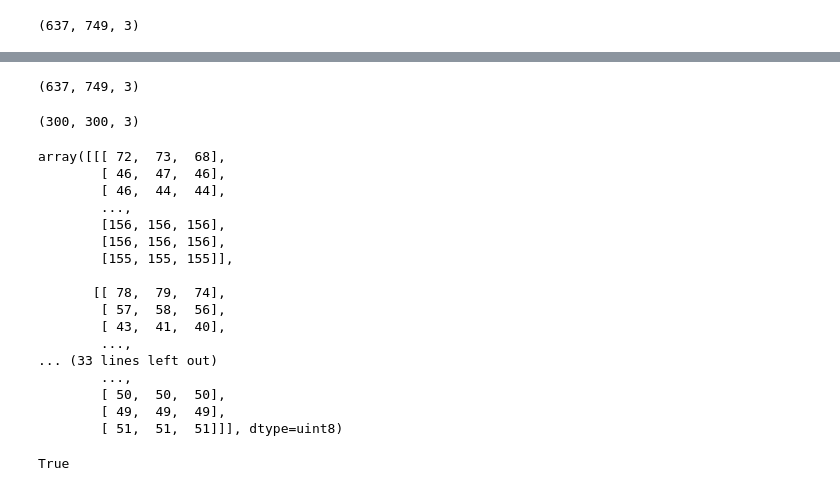
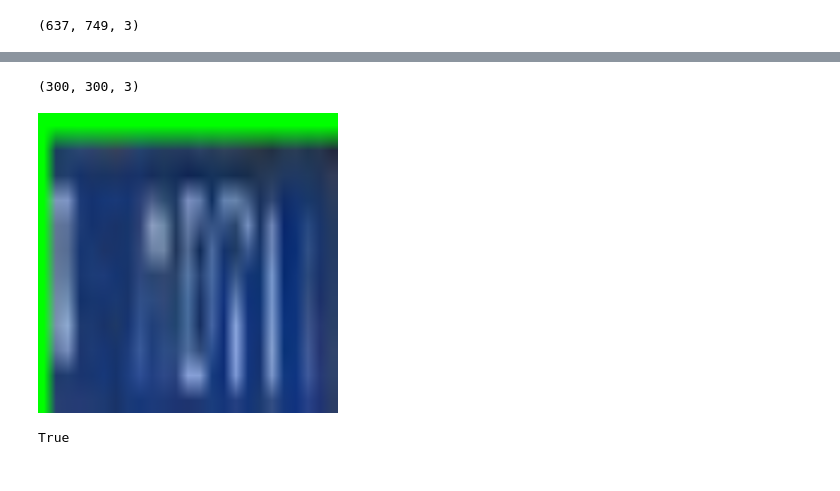
Before and after one commit to ada-nai/UIEA-LPR, a Jupyter notebook: OpenVINO_lpdr.ipynb, the cells around one changed output, grey strips where cells are left out. Drawn from its saved outputs; the diff is of its cells as text; code cells hidden in the pictures.

```diff
--- a/OpenVINO_lpdr.ipynb
+++ b/OpenVINO_lpdr.ipynb
@@ -33,10 +97,5 @@ preprocessed_image = preprocessing(vpd, h, w)
-# %%
-frame = vpd
-frame.shape
-# %% [output]
-(637, 749, 3)
 # %%
-frame = cv2.resize(frame, (300,300))
-frame.shape
+mod = cv2.resize(extracted,(300, 300))
+mod.shape
 # %% [output]
 (300, 300, 3)
@@ -48,21 +102,5 @@ ymax = int(out[6] * frame.shape[1])
-# %%
-cv2.rectangle(frame, (xmin, ymin), (xmax, ymax), color=(0, 255, 0))
-# %% [output]
-array([[[ 72,  73,  68],
-        [ 46,  47,  46],
-        [ 46,  44,  44],
-        ...,
-        [156, 156, 156],
-        [156, 156, 156],
-        [155, 155, 155]],
-
-       [[ 78,  79,  74],
-        [ 57,  58,  56],
-        [ 43,  41,  40],
-        ...,
-... (33 lines left out)
-        ...,
-        [ 50,  50,  50],
-        [ 49,  49,  49],
-        [ 51,  51,  51]]], dtype=uint8)
+# %%
+cv2_imshow(mod)
+# %% [output]
+[figure, added]
 # %%
```
Also changed, not shown: parts of 22 cells of this notebook.
